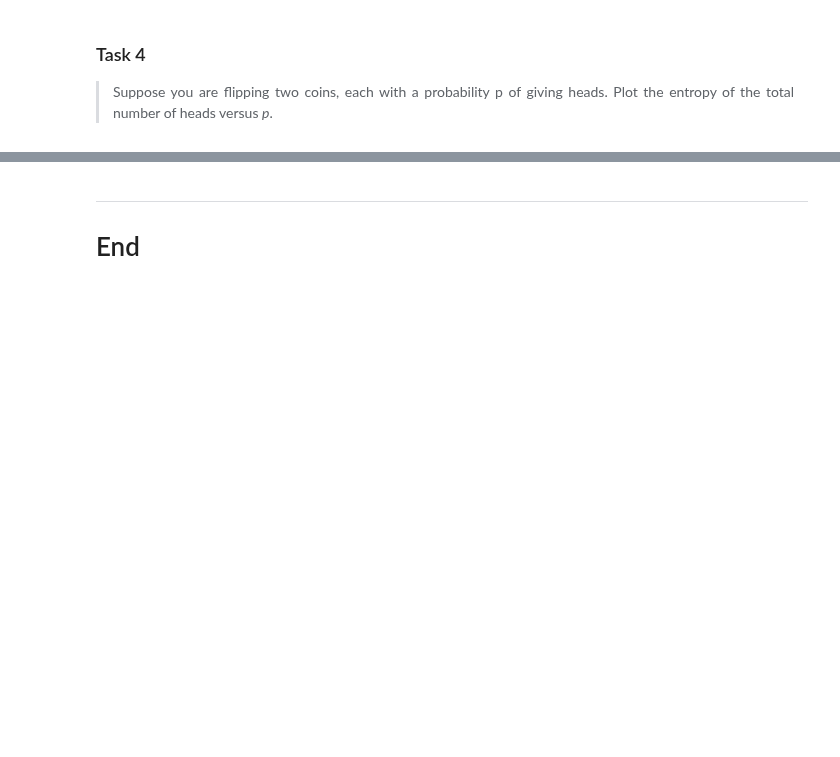
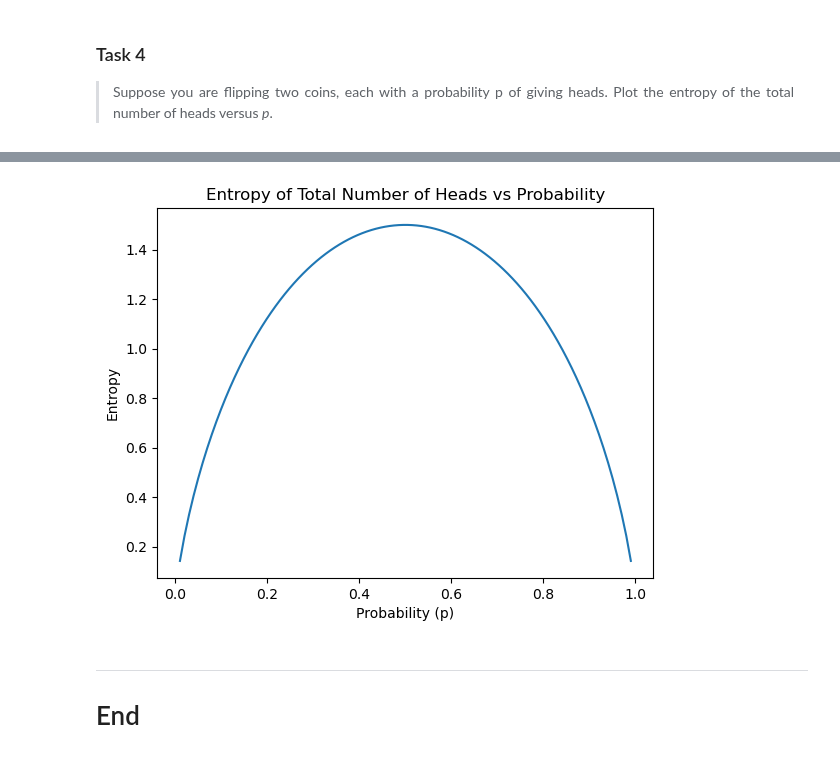
Before and after one commit to AndreaCignoni/FundamentalsOfDataAnalysis, a Jupyter notebook: tasks.ipynb, the cells around one changed output, grey strips where cells are left out. Drawn from its saved outputs; the diff is of its cells as text; code cells hidden in the pictures; blank space fills up the shorter version.

Commit message:
Completing task 4 and plotting entropy of two coins

```diff
--- a/tasks.ipynb
+++ b/tasks.ipynb
@@ -583,5 +607,30 @@ In case of the toss of a coin, the Entropy is then caluclated as follow: $\log_2
 
 </div>
+# %%
+# Initialize an empty array for entropy values
+entropy = []
+
+# For each probability p, calculate the entropy
+for p in p_values:
+    # Calculate the probability of getting 0, 1, or 2 heads
+    p_0_heads = (1-p)**2
+    p_1_head = 2 * p * (1-p)
+    p_2_heads = p**2
+
+    # Calculate the entropy using the formula
+    entropy_val = - (p_0_heads * np.log2(p_0_heads) + p_1_head * np.log2(p_1_head) + p_2_heads * np.log2(p_2_heads))
+
+    # Append the entropy to the array
+    entropy.append(entropy_val)
+
+# Plot the entropy versus probability
+plt.plot(p_values, entropy)
+plt.xlabel('Probability (p)')
+plt.ylabel('Entropy')
+plt.title('Entropy of Total Number of Heads vs Probability')
+plt.show()
+# %% [output]
+[figure, added]
 # %% [markdown]
 ***
 
```
Also changed, not shown: parts of 1 cell of this notebook, 2 other files.
